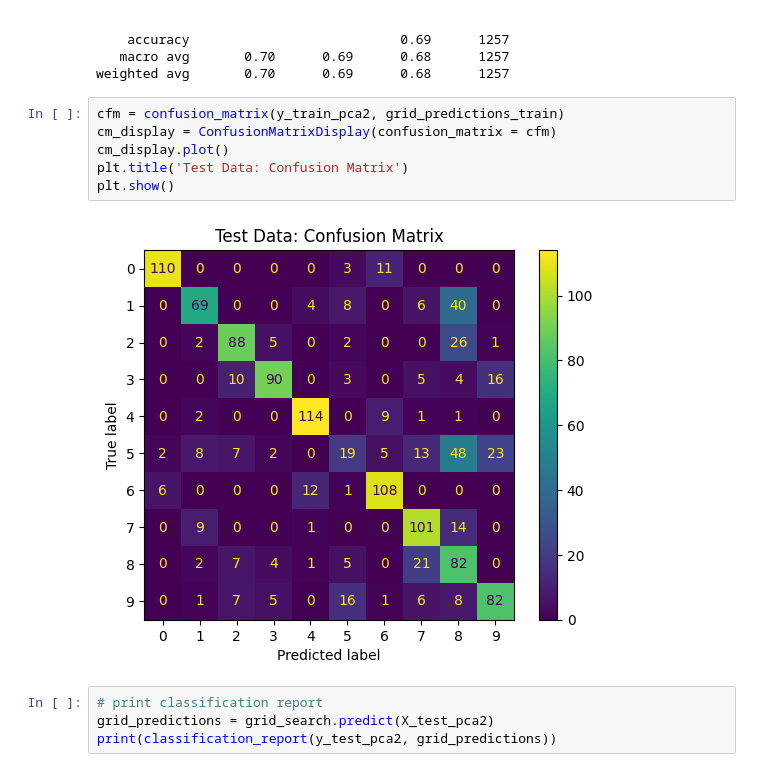
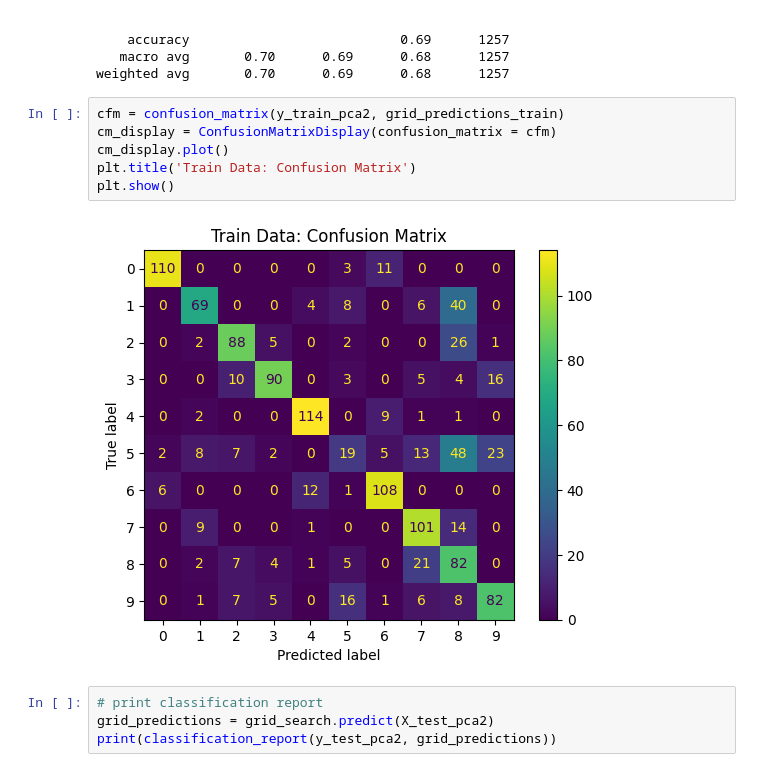
Before and after one commit to cayasryan/CAYAS-AI-221, a Jupyter notebook: MEX 4/MEX4.ipynb, the cells around one changed output. Cells and saved outputs as stored; diff of their text form.

```diff
--- a/MEX 4/MEX4.ipynb
+++ b/MEX 4/MEX4.ipynb
@@ -119,11 +119,11 @@ weighted avg       0.70      0.69      0.68      1257
 # %%
 cfm = confusion_matrix(y_train_pca2, grid_predictions_train)
 cm_display = ConfusionMatrixDisplay(confusion_matrix = cfm)
 cm_display.plot()
-plt.title('Test Data: Confusion Matrix')
+plt.title('Train Data: Confusion Matrix')
 plt.show()
 # %% [output]
-[figure, old version]
+[figure, new version]
 # %%
 # print classification report
 grid_predictions = grid_search.predict(X_test_pca2)
```
Also changed, not shown: parts of 1 cell of this notebook.
